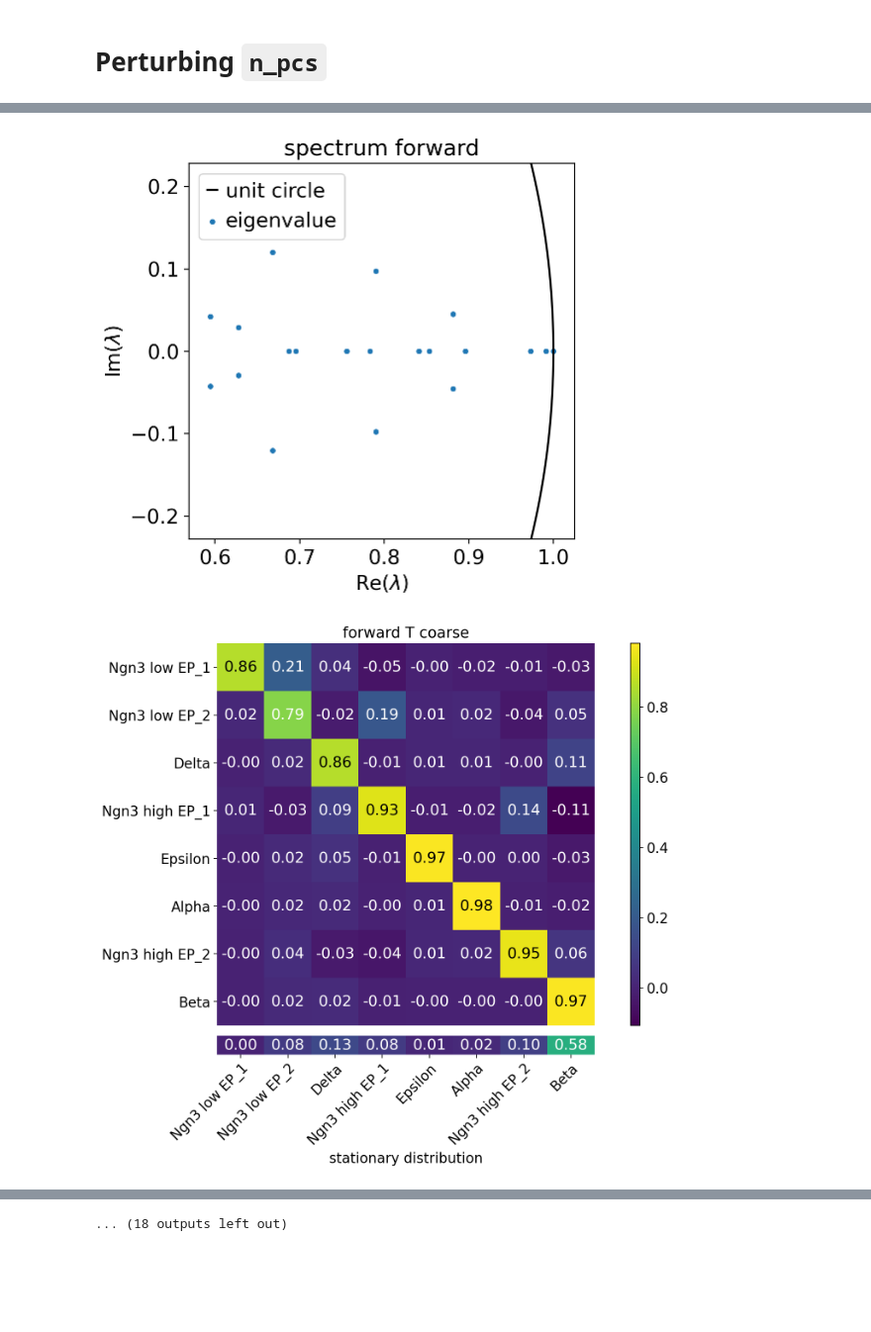
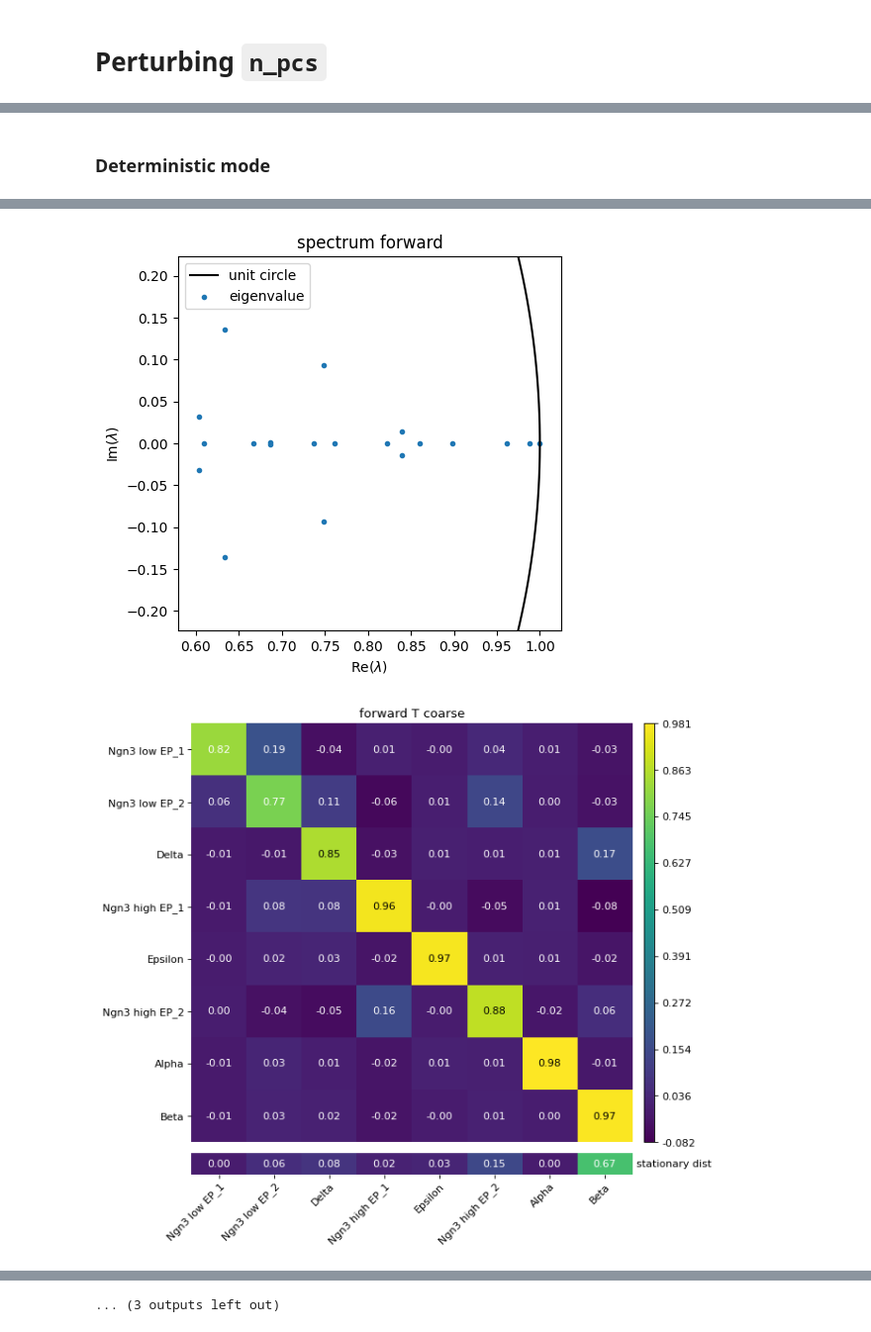
Before and after one commit to theislab/cellrank_reproducibility_preprint, a Jupyter notebook: notebooks/suppl_fig_robustness/analysis_notebooks/MK_2020-16-10_n_pcs.ipynb, the cells around one changed output, grey strips where cells are left out. Shown: that part at 99% size. Saved outputs shown, nothing was run; the diff lists cells and outputs as text; code cells hidden in the pictures; blank space fills up the shorter version.

```diff
--- a/notebooks/suppl_fig_robustness/analysis_notebooks/MK_2020-16-10_n_pcs.ipynb
+++ b/notebooks/suppl_fig_robustness/analysis_notebooks/MK_2020-16-10_n_pcs.ipynb
@@ -43,7 +43,7 @@ Note: we use a caching extension called `scachepy` for this analysis, see [here]
 # %%
 try:
     import scachepy
-    c = scachepy.Cache(CACHE_DIR / "robustness" / "n_neighbors" , separate_dirs=True)
+    c = scachepy.Cache(CACHE_DIR / "robustness" / "n_pcs" , separate_dirs=True)
 except ImportError:
     c = None
 
@@ -68,3 +93,5 @@ AnnData object with n_obs × n_vars = 2531 × 27998
+# %% [markdown]
+### Deterministic mode
 # %%
 robustness_results = {}
 data = {}
@@ -74,12 +101,16 @@ for i, value in enumerate([30, 60, 90, 150, 200, 300]):
                                              save_figures=True,
                                              n_pcs=value,
                                              n_metast_fwd=None,
+                                             mode="deterministic",
                                              finst_fwd=['Alpha', 'Beta', 'Epsilon', 'Delta'],
                                              return_objects=True,
                                              show_figures=True,
                                              cache_object=c)
     robustness_results[i] = {**params, **results}
     data[value] = g_fwd
+
+with open(DATA_DIR / "benchmarking" / "robustness_analysis" / "robustness_det" / "n_pcs.pickle", "wb") as fout:
+    pickle.dump({'data': data, 'res': robustness_results}, fout)
 # %% [output]
 Running the analysis with knn_30_npcs_30_percd_1_seed_0_nhvg_2000_minsc_20_nstat_None_velo_uncert
 Filtered out 22024 genes that are detected 20 counts (shared).
@@ -114,2 +143,2 @@ WARNING: Ignoring `cluster_key` when plotting probabilities in the same plot
-[figure, old version]
+[figure, new version]
-[figure, old version]
+[figure, new version]
@@ -128 +155 @@ WARNING: There is only 1 recurrent class, all cells will have probability 1 of g
-... (18 outputs left out)
+... (3 outputs left out)
```
Also changed, not shown: parts of 14 cells of this notebook, 3 other files.
